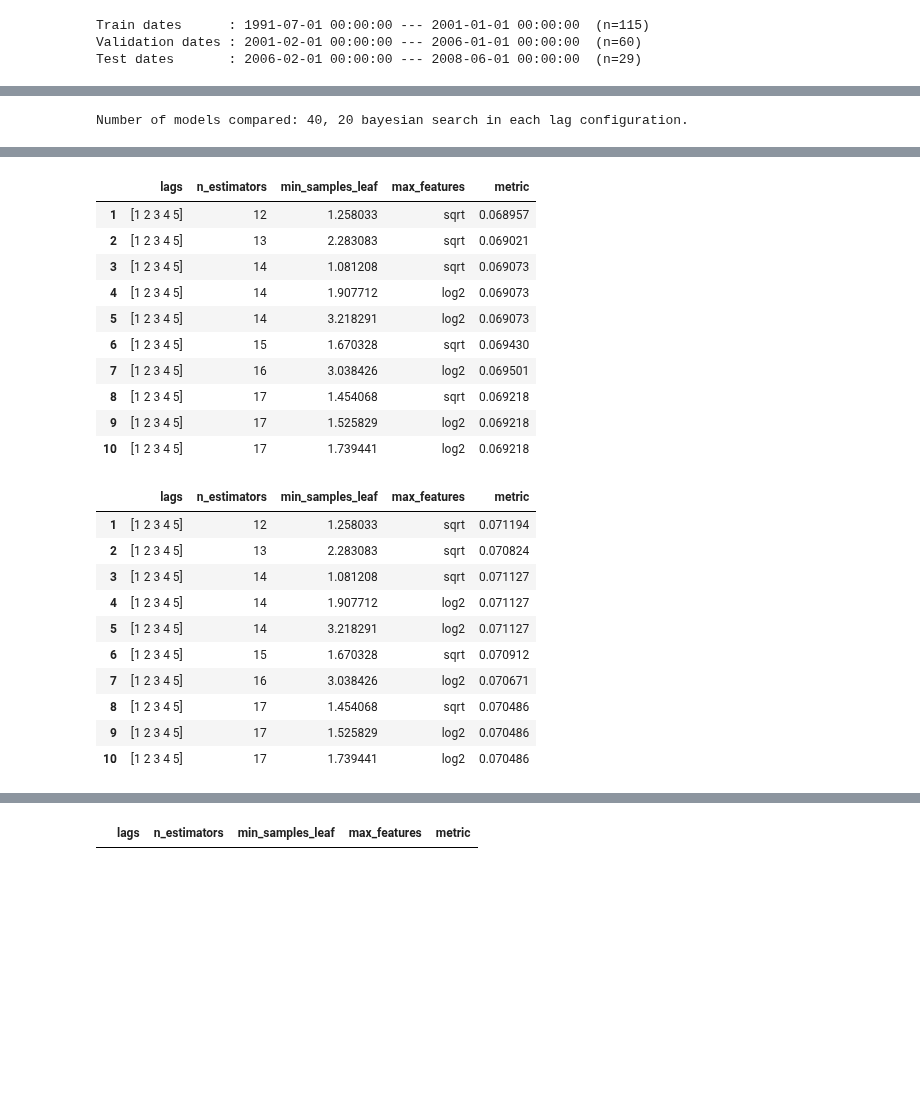
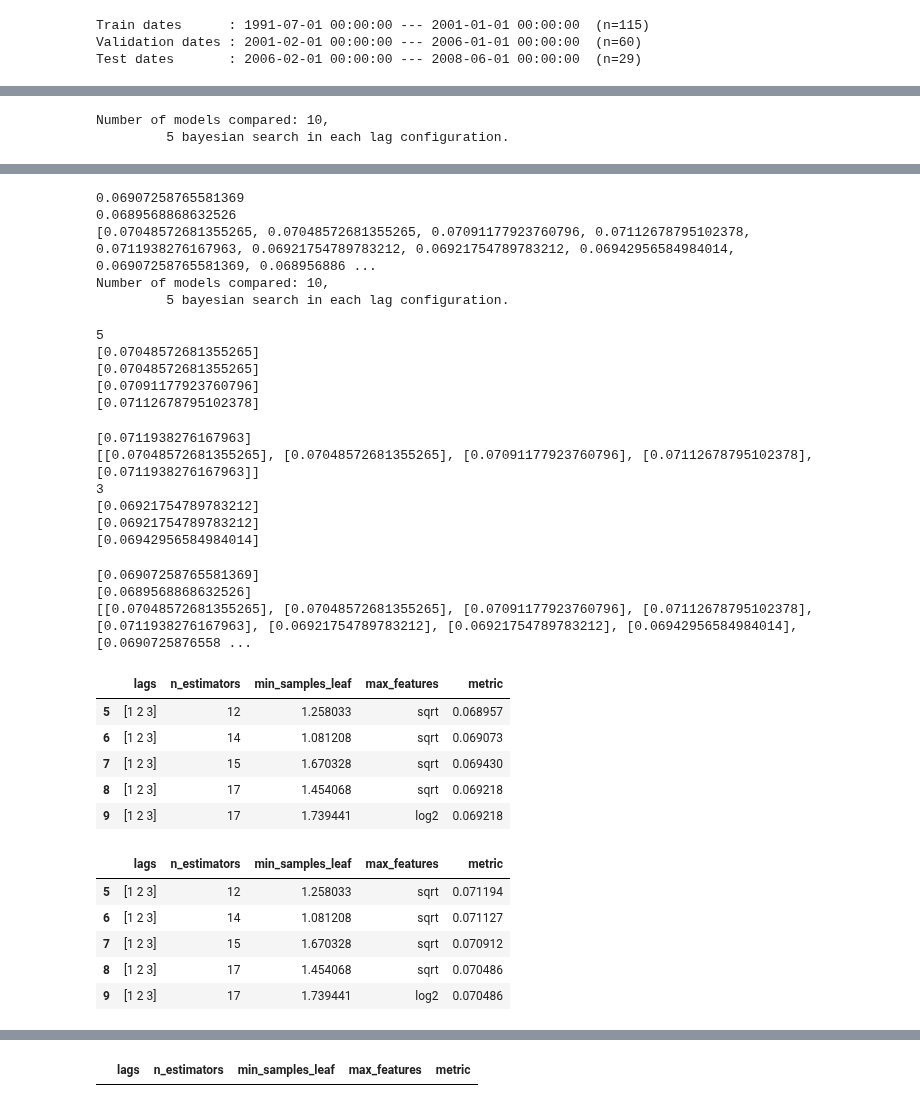
Before and after one commit to JoaquinAmatRodrigo/skforecast, a Jupyter notebook: dev/multiple_metrics_bayesian_search.ipynb, the cells around one changed output, grey strips where cells are left out. Drawn from its saved outputs; the diff is of its cells as text; code cells hidden in the pictures; blank space fills up the shorter version.

```diff
--- a/dev/multiple_metrics_bayesian_search.ipynb
+++ b/dev/multiple_metrics_bayesian_search.ipynb
@@ -509,7 +509,7 @@ forecaster = ForecasterAutoreg(
              )
 
 # Lags used as predictors
-lags_grid = [3, 5]
+lags_grid = [5, 3]
 
 # Regressor hyperparameters search space
 def search_space(trial):
@@ -525,11 +525,11 @@ results_1, frozen_trial = bayesian_search_forecaster(
                             lags_grid             = lags_grid,
                             search_space          = search_space,
                             steps                 = 12,
-                            metric                = ['mean_absolute_error', 'mean_squared_error'],
+                            metric                = 'mean_squared_error',
                             refit                 = True,
                             initial_train_size    = len(data.loc[:end_train]),
                             fixed_train_size      = True,
-                            n_trials              = 20,
+                            n_trials              = 5,
                             random_state          = 123,
                             return_best           = False,
                             verbose               = False,
@@ -539,23 +539,6 @@ results_1, frozen_trial = bayesian_search_forecaster(
                         )
 
 
-# Bayesian search hyperparameter and lags with Optuna
-# ==============================================================================
-forecaster = ForecasterAutoreg(
-                regressor = RandomForestRegressor(random_state=123),
-                lags      = 10 # Placeholder, the value will be overwritten
-             )
-
-# Lags used as predictors
-lags_grid = [3, 5]
-
-# Regressor hyperparameters search space
-def search_space(trial):
-    search_space  = {'n_estimators'     : trial.suggest_int('n_estimators', 10, 20),
-                     'min_samples_leaf' : trial.suggest_float('min_samples_leaf', 1., 3.7, log=True),
-                     'max_features'     : trial.suggest_categorical('max_features', ['log2', 'sqrt'])
-                    }
-    return search_space
 
 results_2, frozen_trial = bayesian_search_forecaster(
                             forecaster            = forecaster,
@@ -563,11 +546,11 @@ results_2, frozen_trial = bayesian_search_forecaster(
                             lags_grid             = lags_grid,
                             search_space          = search_space,
                             steps                 = 12,
-                            metric                = 'mean_squared_error',
+                            metric                =  ['mean_squared_error'],
                             refit                 = True,
                             initial_train_size    = len(data.loc[:end_train]),
                             fixed_train_size      = True,
-                            n_trials              = 20,
+                            n_trials              = 5,
                             random_state          = 123,
                             return_best           = False,
                             verbose               = False,
@@ -599,4 +582,5 @@ no_match = results_1.metric != results_2.metric
 display(results_1[no_match])
 display(results_2[no_match])
 # %% [output]
-Number of models compared: 40, 20 bayesian search in each lag configuration.
+Number of models compared: 10,
+         5 bayesian search in each lag configuration.
@@ -604,22 +598,31 @@ Number of models compared: 40, 20 bayesian search in each lag configuration.
+0.06907258765581369
+0.0689568868632526
+[0.07048572681355265, 0.07048572681355265, 0.07091177923760796, 0.07112678795102378, 0.0711938276167963, 0.06921754789783212, 0.06921754789783212, 0.06942956584984014, 0.06907258765581369, 0.068956886 ...
+Number of models compared: 10,
+         5 bayesian search in each lag configuration.
+5
+[0.07048572681355265]
+[0.07048572681355265]
+[0.07091177923760796]
+[0.07112678795102378]
+[0.0711938276167963]
+[[0.07048572681355265], [0.07048572681355265], [0.07091177923760796], [0.07112678795102378], [0.0711938276167963]]
+3
+[0.06921754789783212]
+[0.06921754789783212]
+[0.06942956584984014]
+[0.06907258765581369]
+[0.0689568868632526]
+[[0.07048572681355265], [0.07048572681355265], [0.07091177923760796], [0.07112678795102378], [0.0711938276167963], [0.06921754789783212], [0.06921754789783212], [0.06942956584984014], [0.0690725876558 ...
 |  | lags | n_estimators | min_samples_leaf | max_features | metric |
-| 1 | [1 2 3 4 5] | 12 | 1.258033 | sqrt | 0.068957 |
-| 2 | [1 2 3 4 5] | 13 | 2.283083 | sqrt | 0.069021 |
-| 3 | [1 2 3 4 5] | 14 | 1.081208 | sqrt | 0.069073 |
-| 4 | [1 2 3 4 5] | 14 | 1.907712 | log2 | 0.069073 |
-| 5 | [1 2 3 4 5] | 14 | 3.218291 | log2 | 0.069073 |
-| 6 | [1 2 3 4 5] | 15 | 1.670328 | sqrt | 0.069430 |
-| 7 | [1 2 3 4 5] | 16 | 3.038426 | log2 | 0.069501 |
-| 8 | [1 2 3 4 5] | 17 | 1.454068 | sqrt | 0.069218 |
-| 9 | [1 2 3 4 5] | 17 | 1.525829 | log2 | 0.069218 |
-| 10 | [1 2 3 4 5] | 17 | 1.739441 | log2 | 0.069218 |
+| 5 | [1 2 3] | 12 | 1.258033 | sqrt | 0.068957 |
+| 6 | [1 2 3] | 14 | 1.081208 | sqrt | 0.069073 |
+| 7 | [1 2 3] | 15 | 1.670328 | sqrt | 0.069430 |
+| 8 | [1 2 3] | 17 | 1.454068 | sqrt | 0.069218 |
+| 9 | [1 2 3] | 17 | 1.739441 | log2 | 0.069218 |
 |  | lags | n_estimators | min_samples_leaf | max_features | metric |
-| 1 | [1 2 3 4 5] | 12 | 1.258033 | sqrt | 0.071194 |
-| 2 | [1 2 3 4 5] | 13 | 2.283083 | sqrt | 0.070824 |
-| 3 | [1 2 3 4 5] | 14 | 1.081208 | sqrt | 0.071127 |
-| 4 | [1 2 3 4 5] | 14 | 1.907712 | log2 | 0.071127 |
-| 5 | [1 2 3 4 5] | 14 | 3.218291 | log2 | 0.071127 |
-| 6 | [1 2 3 4 5] | 15 | 1.670328 | sqrt | 0.070912 |
-| 7 | [1 2 3 4 5] | 16 | 3.038426 | log2 | 0.070671 |
-| 8 | [1 2 3 4 5] | 17 | 1.454068 | sqrt | 0.070486 |
-| 9 | [1 2 3 4 5] | 17 | 1.525829 | log2 | 0.070486 |
-| 10 | [1 2 3 4 5] | 17 | 1.739441 | log2 | 0.070486 |
+| 5 | [1 2 3] | 12 | 1.258033 | sqrt | 0.071194 |
+| 6 | [1 2 3] | 14 | 1.081208 | sqrt | 0.071127 |
+| 7 | [1 2 3] | 15 | 1.670328 | sqrt | 0.070912 |
+| 8 | [1 2 3] | 17 | 1.454068 | sqrt | 0.070486 |
+| 9 | [1 2 3] | 17 | 1.739441 | log2 | 0.070486 |
```
Also changed, not shown: parts of 8 cells of this notebook, 6 other files.
